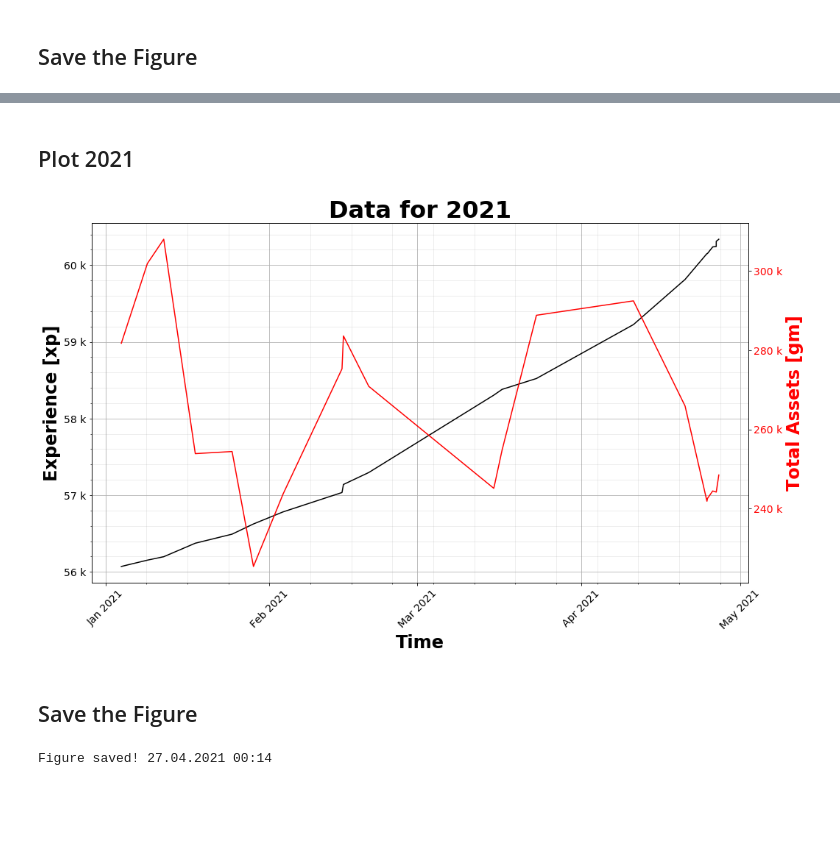
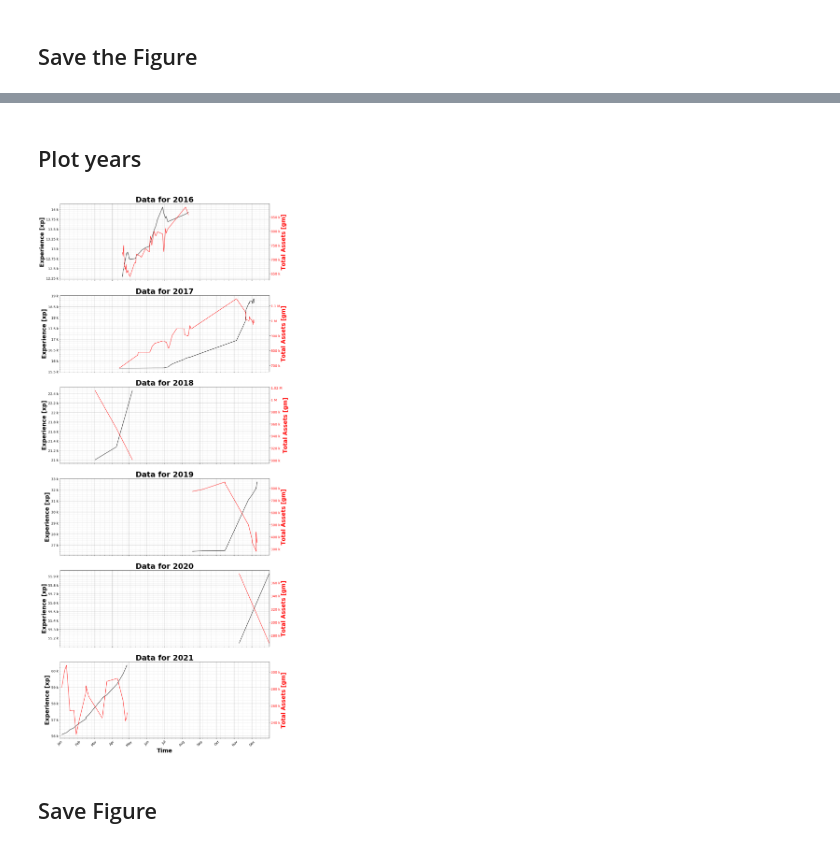
Before and after one commit to KasparJohannesSchneider/FreewarStats, a Jupyter notebook: analysis.ipynb, the cells around one changed output, grey strips where cells are left out. Drawn from its saved outputs; the diff is of its cells as text; code cells hidden in the pictures; blank space fills up the shorter version.

Commit message:
added plot by year

```diff
--- a/analysis.ipynb
+++ b/analysis.ipynb
@@ -71,46 +71,53 @@ Figure saved! 27.04.2021 00:14
 # %% [markdown]
-## Plot 2021
+## Plot years
 # %%
-filtered = df[df['date'].dt.strftime('%Y') == '2021']
+years = range(2016, datetime.now().year + 1)
+fig, axs = plt.subplots(len(years), 1, figsize=(16,len(years) * 7))
 
-fig, ax = plt.subplots(figsize=(16,9))
-ax.plot_date(filtered['date'],filtered['xp'],'k-')
+i = -1
+for year in years:
+    i += 1
+    filtered = df[df['date'].dt.strftime('%Y') == str(year)]
 
-# grid
-ax.grid()
-ax.minorticks_on()
-ax.grid(b=True, which='minor', color='#999999', linestyle='-', alpha=0.2)
 
-# text
-ax.set_title('Data for 2021',fontsize=32,fontweight='bold')
-ax.set_xlabel('Time',fontsize=24,fontweight='bold')
-ax.set_ylabel('Experience [xp]',fontsize=24,fontweight='bold')
+    axs[i].plot_date(filtered['date'],filtered['xp'],'k-')
 
-# Add second y-axis
-ax2 = ax.twinx()
-ax2.plot_date(filtered['date'],filtered['total'],'r-')
-ax2.set_ylabel('Total Assets [gm]',color='red',fontsize=24,fontweight='bold')
-ax2.tick_params(axis='y',labelcolor='red')
+    # grid
+    axs[i].grid()
+    axs[i].minorticks_on()
+    axs[i].grid(b=True, which='minor', color='#999999', linestyle='-', alpha=0.2)
 
-# format x-axis
-ax.xaxis.set_major_locator(mdates.MonthLocator(interval=1))
-ax.xaxis.set_major_formatter(mdates.DateFormatter('%b %Y'))
-ax.xaxis.set_tick_params(rotation=45)
-ax.xaxis.set_tick_params(labelsize=14)
+    # text
+    axs[i].set_title('Data for ' + str(year), fontsize=32,fontweight='bold')
+    if year == years[-1]:
+        axs[i].set_xlabel('Time',fontsize=24,fontweight='bold')
+    axs[i].set_ylabel('Experience [xp]',fontsize=24,fontweight='bold')
 
-# format y-axis
-y_formatter = ticker.EngFormatter('')
-ax.yaxis.set_major_formatter(y_formatter)
-ax2.yaxis.set_major_formatter(y_formatter)
-ax.yaxis.set_tick_params(labelsize=14)
-ax2.yaxis.set_tick_params(labelsize=14)
+    # Add second y-axis
+    ax2 = axs[i].twinx()
+    ax2.plot_date(filtered['date'],filtered['total'],'r-')
+    ax2.set_ylabel('Total Assets [gm]',color='red',fontsize=24,fontweight='bold')
+    ax2.tick_params(axis='y',labelcolor='red')
+
+    # format x-axis
+    axs[i].set_xlim([datetime(year, 1, 1), datetime(year, 12, 31)])
+    axs[i].xaxis.set_major_locator(mdates.MonthLocator(interval=1))
+    axs[i].xaxis.set_major_formatter(mdates.DateFormatter('%b'))
+    if not year == years[-1]:
+        axs[i].xaxis.set_ticklabels([])
+    axs[i].xaxis.set_tick_params(rotation=45)
+    axs[i].xaxis.set_tick_params(labelsize=14)
+
+    # format y-axis
+    y_formatter = ticker.EngFormatter('')
+    axs[i].yaxis.set_major_formatter(y_formatter)
+    ax2.yaxis.set_major_formatter(y_formatter)
+    axs[i].yaxis.set_tick_params(labelsize=14)
+    ax2.yaxis.set_tick_params(labelsize=14)
 # %% [output]
-[figure, old version]
+[figure, new version]
 # %% [markdown]
-## Save the Figure
+## Save Figure
 # %%
-fig.savefig('FreewarStatistics_2021.pdf',bbox_inches='tight')
-fig.savefig('FreewarStatistics_2021.png', dpi=600, bbox_inches='tight')
-print('Figure saved! ' + datetime.now().strftime('%d.%m.%Y %H:%M'))
+fig.savefig('FreewarStatistics_years.pdf',bbox_inches='tight')
+fig.savefig('FreewarStatistics_years.png', dpi=600, bbox_inches='tight')
-# %% [output]
-Figure saved! 27.04.2021 00:14
```
Also changed, not shown: parts of 1 cell of this notebook, 8 other files.
